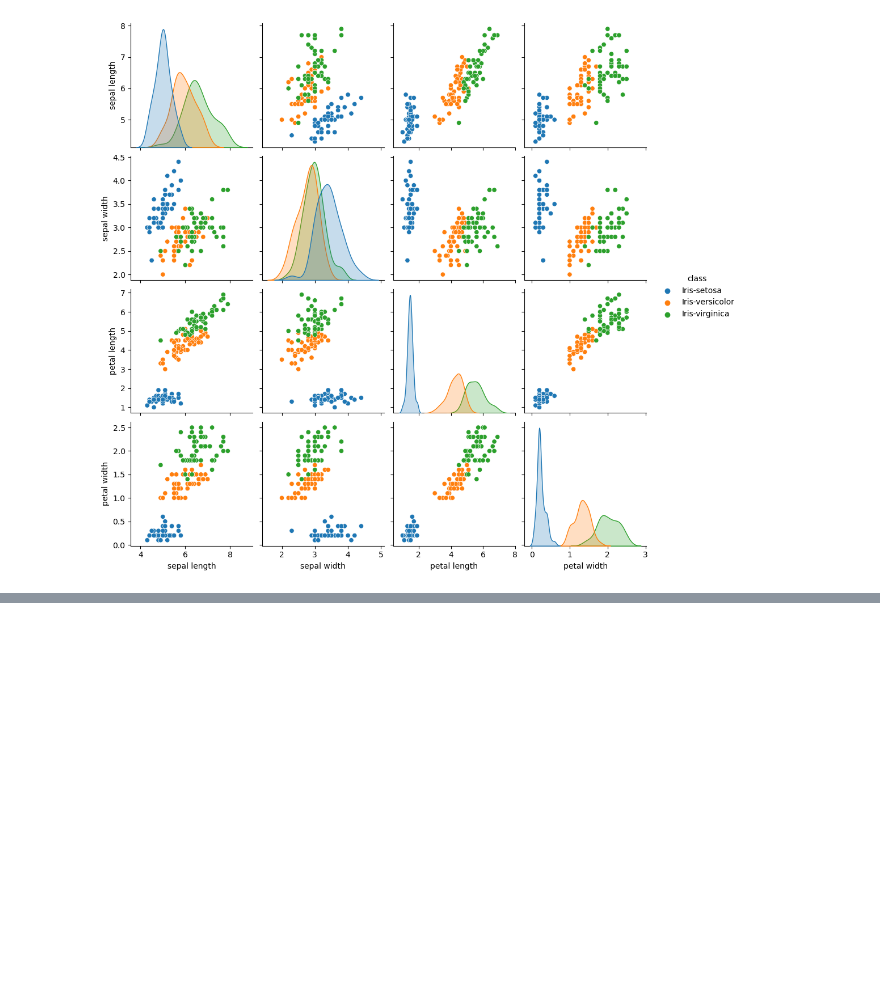
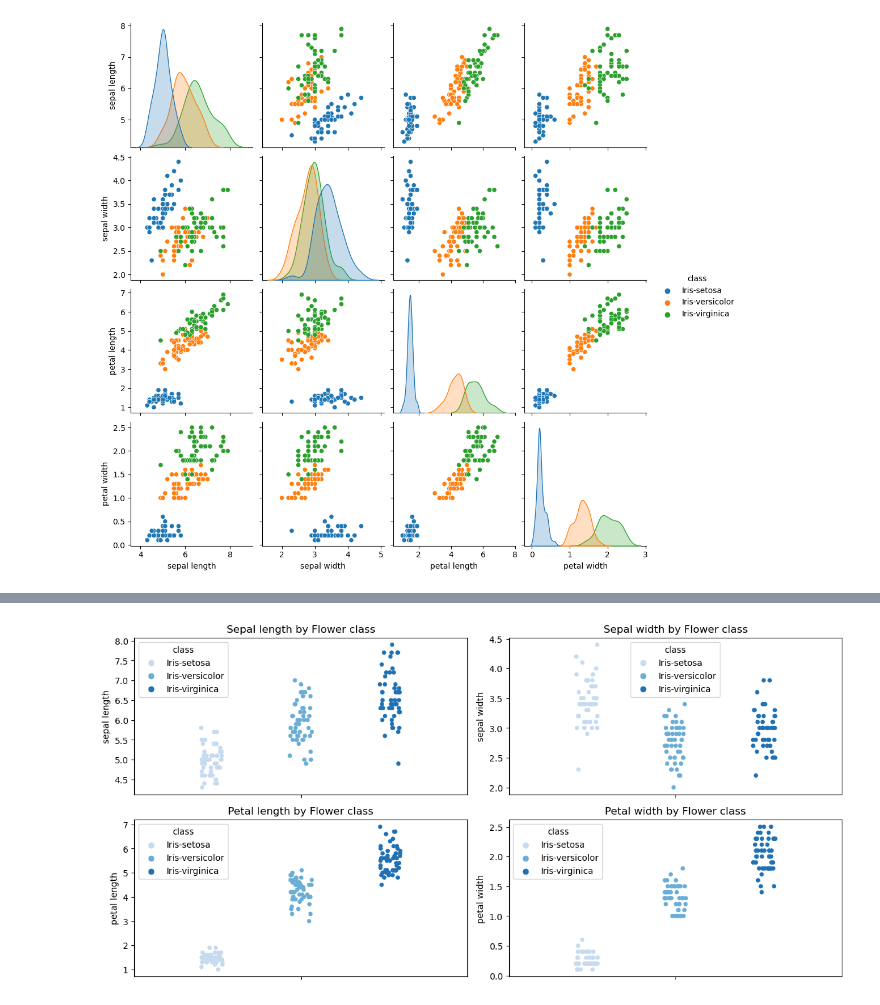
Before and after one commit to yimak/Fundamentals_of_data_analysis, a Jupyter notebook: project.ipynb, the cells around one changed output, grey strips where cells are left out. Drawn from its saved outputs; the diff is of its cells as text; code cells hidden in the pictures; blank space fills up the shorter version.

```diff
--- a/project.ipynb
+++ b/project.ipynb
@@ -127,0 +100,50 @@ plt.clf()
+# %%
+import pandas as pd
+import matplotlib.pyplot as plt
+import seaborn as sns
+
+#Create Histogram
+datafile = pd.read_csv('iris_combined.csv')
+
+#plotting sepal length with flower class
+#reference: https://seaborn.pydata.org/generated/seaborn.stripplot.html#
+#use dodge to separate each flower class and change x for hue. We changed the previous script because, even though the plots were working as intended, we kept receiving this warning - FutureWarning: Passing `palette` without assigning `hue` is deprecated
+#reference: https://github.com/mwaskom/seaborn/issues/3450
+
+#because the next plots would include the plots before,it's ncessary to include $ plt.clf() right after each plot: https://www.activestate.com/resources/quick-reads/how-to-clear-a-plot-in-python/
+#subplot reference:https://python-course.eu/numerical-programming/creating-subplots-in-matplotlib.php#:~:text=Activating%20all%20subplot%20of%20the%202x2%20grid%20looks%20like%20this%3A
+plt.figure(figsize=(12, 6))
+plt.subplot(2, 2, 1)
+
+sns.stripplot(data = datafile, y = 'sepal length', hue = 'class', palette='Blues',legend='auto', dodge=True)
+plt.title('Sepal length by Flower class')
+#plt.savefig("Sepal length per Flower class")
+#plt.clf()
+
+plt.subplot(2, 2, 2)  # Create subplot for sepal width
+#follow the same steps with the other three variables
+sns.stripplot(data = datafile, y = 'sepal width', hue = 'class', palette='Blues',legend='auto', dodge=True)
+plt.title('Sepal width by Flower class')
+#plt.savefig('Sepal width by Flower class')
+#plt.clf()
+
+
+plt.subplot(2, 2, 3)  # Create subplot for sepal width
+sns.stripplot(data = datafile, y = 'petal length', hue = 'class', palette='Blues',legend='auto', dodge=True)
+plt.title('Petal length by Flower class')
+#plt.savefig('Petal length by Flower class')
+#plt.clf()
+
+
+plt.subplot(2, 2, 4)  # Create subplot for sepal width
+sns.stripplot(data = datafile, y = 'petal width', hue = 'class', palette='Blues',legend='auto', dodge=True)
+plt.title('Petal width by Flower class')
+#plt.savefig('Petal width by Flower class')
+#plt.clf()
+
+#plots were displayed as a column
+#reference:https://stackoverflow.com/questions/20057260/how-to-remove-gaps-between-subplots
+plt.tight_layout()
+plt.show()
+# %% [output]
+[figure, added]
```
Also changed, not shown: parts of 8 cells of this notebook, 12 other files.
